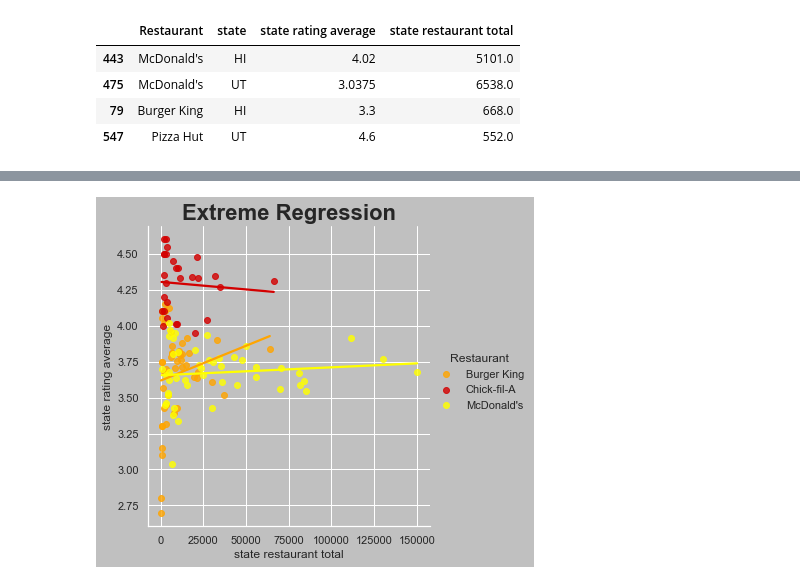
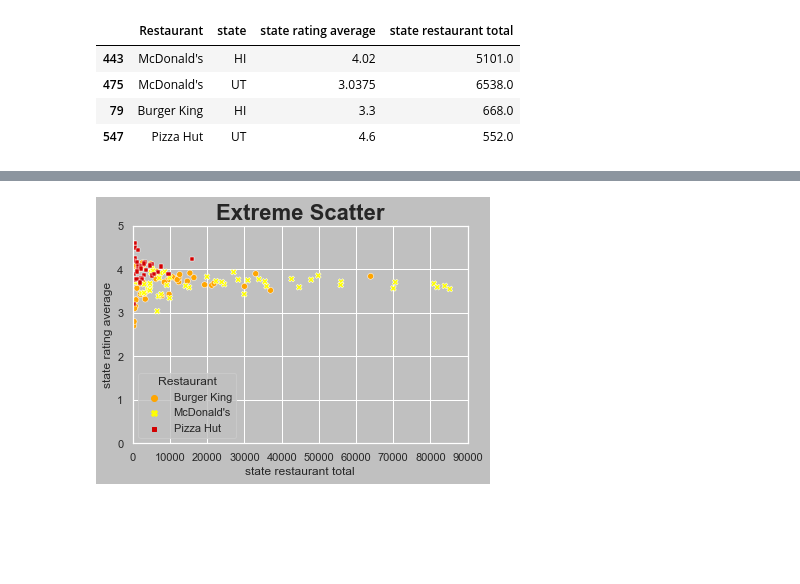
Before and after one commit to msgibson623/Fast-Food-Restaurants-Across-US, a Jupyter notebook: Haslett/Fast-food-haslett-.ipynb, the cells around one changed output, grey strips where cells are left out. Drawn from its saved outputs; the diff is of its cells as text; code cells hidden in the pictures; blank space fills up the shorter version.

```diff
--- a/Haslett/Fast-food-haslett-.ipynb
+++ b/Haslett/Fast-food-haslett-.ipynb
@@ -170,2 +171,3 @@ srt_plot.savefig("Extreme Location.png",bbox_inches='tight',dpi=1920)
 # %%
-overview_scatter=overview[overview['Restaurant'].isin(["McDonald's","Burger King","Chick-fil-A"])]
+overview_scatter=overview[overview['Restaurant'].isin(["Burger King","McDonald's","Pizza Hut"])]
+overview_scatter
@@ -172,6 +212,10 @@ overview_scatter=overview[overview['Restaurant'].isin(["McDonald's","Burger King
 # %%
-extreme_regression=sns.lmplot(x='state restaurant total',y="state rating average",hue="Restaurant",data=overview_scatter,ci=None,palette=["#FFA500","#D30000",'#FFFF00'],fit_reg=True)
-plt.title("Extreme Regression",size=22,fontweight="bold")
-extreme_regression.figure.savefig("Extreme Regression.png",bbox_inches='tight',dpi=1920)
+extreme_scatter=sns.scatterplot(data=overview_scatter,x="state restaurant total",y="state rating average",hue="Restaurant",style="Restaurant",palette=["#FFA500",'#FFFF00',"#D30000"],legend="auto",)
+extreme_scatter.set_title("Extreme Scatter")
+extreme_scatter.grid(visible='true')
+extreme_scatter.set(xlim=(0,90000))
+extreme_scatter.set(ylim=(0,5))
+plt.title("Extreme Scatter",size=22,fontweight="bold")
+extreme_scatter.figure.savefig("Extreme Scatter.png",bbox_inches='tight',dpi=1920)
 # %% [output]
-[figure, old version]
+[figure, new version]
```
Also changed, not shown: parts of 6 cells of this notebook, 4 other files.
